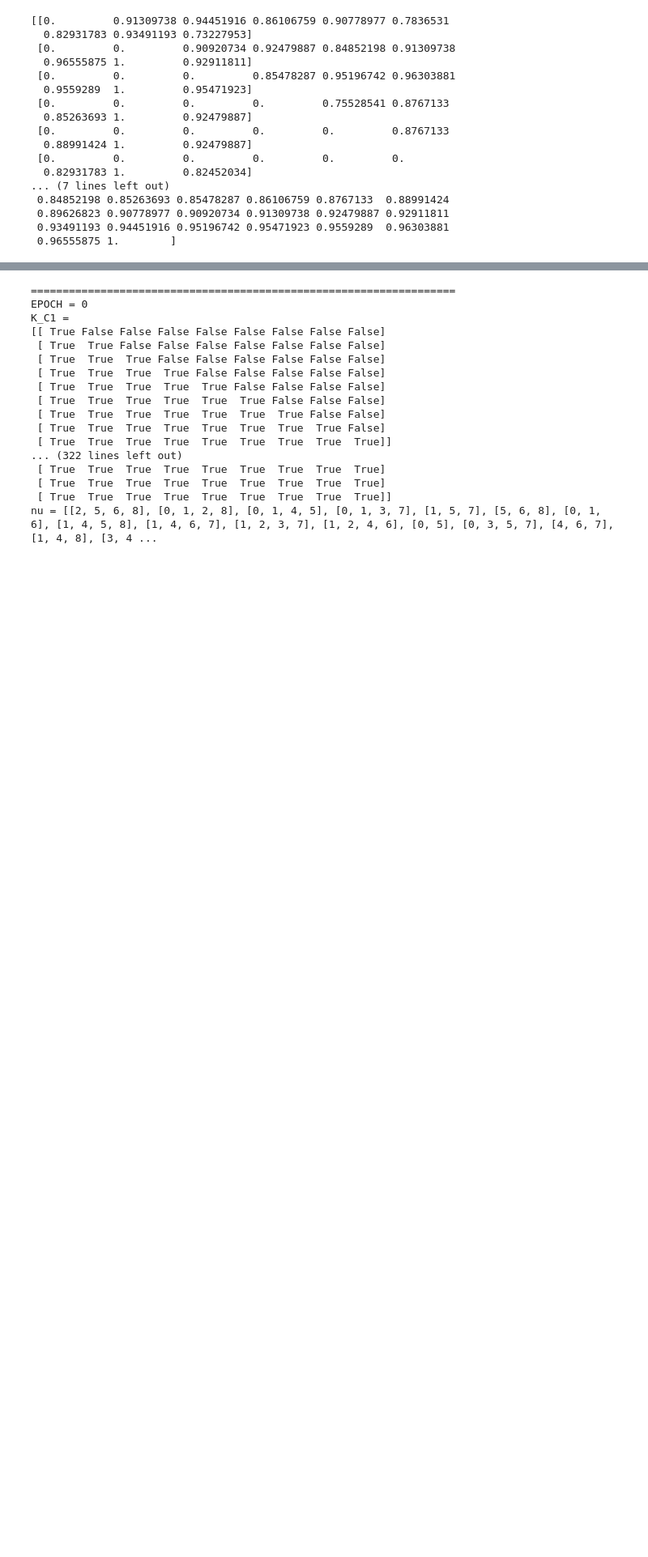
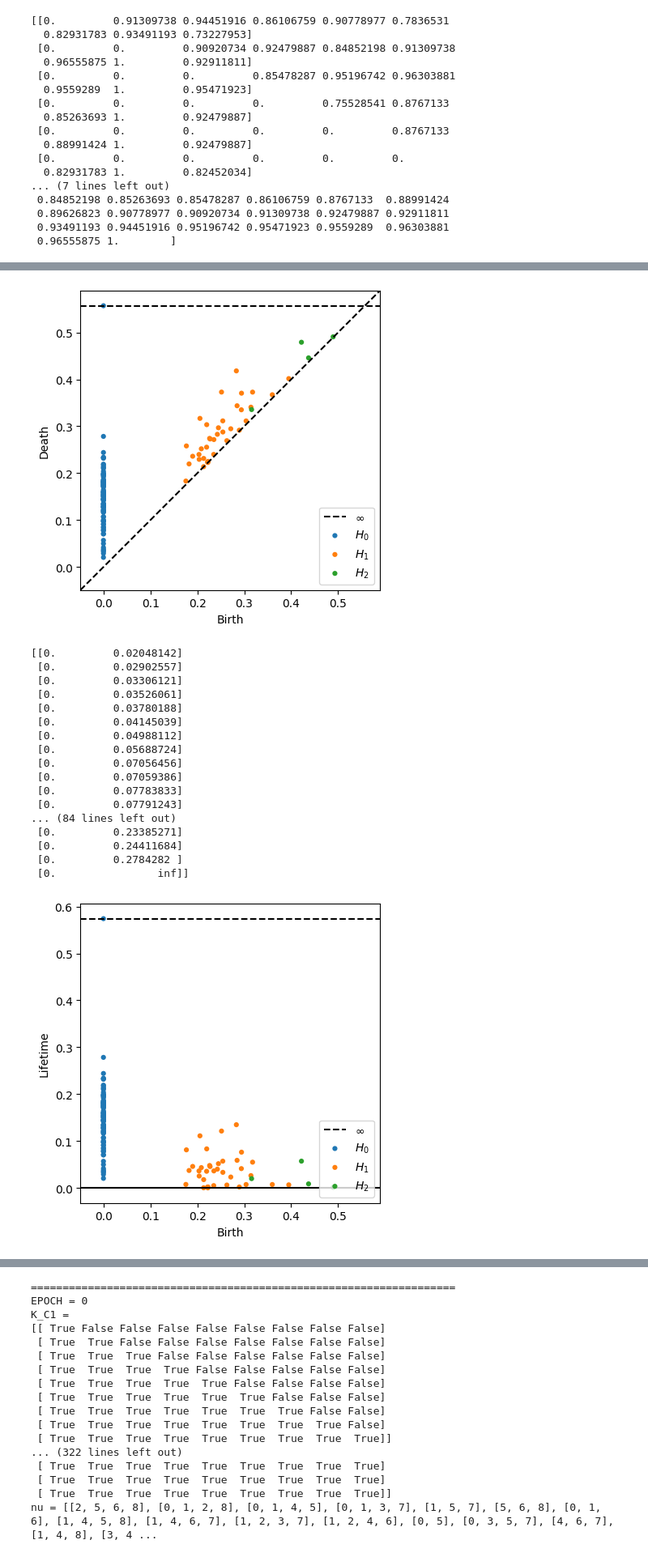
Before and after one commit to aguilin1/tda_ai_text_generation, a Jupyter notebook: tda_ai_text_detection.ipynb, the cells around one changed output, grey strips where cells are left out. Shown at 81% size. Cells and saved outputs as stored; diff of their text form; code cells hidden in the pictures; blank space fills up the shorter version.

Commit message:
added a toolbox example

```diff
--- a/tda_ai_text_detection.ipynb
+++ b/tda_ai_text_detection.ipynb
@@ -180,3 +182,30 @@ print(thresholds)
  0.89626823 0.90778977 0.90920734 0.91309738 0.92479887 0.92911811
  0.93491193 0.94451916 0.95196742 0.95471923 0.9559289  0.96303881
  0.96555875 1.        ]
+# %%
+# Possible location to put toolbox TDA code to generate simplicial complexes
+# up to dimension 3 (tetrahedra). This will allow analysis of H0, H1, and H2
+
+# Possible location to put toolbox TDA code to generate persistence diagrams
+# and the associated data. We will need access to the data by itself so we can
+# do statistical analysis on it
+
+# Here's one way using Ripser
+# examples and instructions are here:
+# https://ripser.scikit-tda.org/en/latest/notebooks/Basic%20Usage.html
+!pip install Ripser
+
+from ripser import ripser
+from persim import plot_diagrams
+
+data = np.random.random((100,3))
+diagrams = ripser(data, maxdim=2)['dgms']
+plot_diagrams(diagrams, show=True)
+plot_diagrams(diagrams, lifetime=True)
+
+# it appears that diagrams is a vector of vectors where each element of each
+# vector is [birth epoch, death epoch] and the vectors are in increasing order
+# of homology (H0, H1, H2, etc.). For example, here is the H0 vector:
+print(diagrams[0])
+# Interpreting what each homology means is a different problem
+# %% [output]
@@ -182,0 +229,19 @@ print(thresholds)
+[figure, added]
+[[0.         0.02048142]
+ [0.         0.02902557]
+ [0.         0.03306121]
+ [0.         0.03526061]
+ [0.         0.03780188]
+ [0.         0.04145039]
+ [0.         0.04988112]
+ [0.         0.05688724]
+ [0.         0.07056456]
+ [0.         0.07059386]
+ [0.         0.07783833]
+ [0.         0.07791243]
+... (84 lines left out)
+ [0.         0.23385271]
+ [0.         0.24411684]
+ [0.         0.2784282 ]
+ [0.                inf]]
+[figure, added]
```
Also changed, not shown: parts of 6 cells of this notebook.
